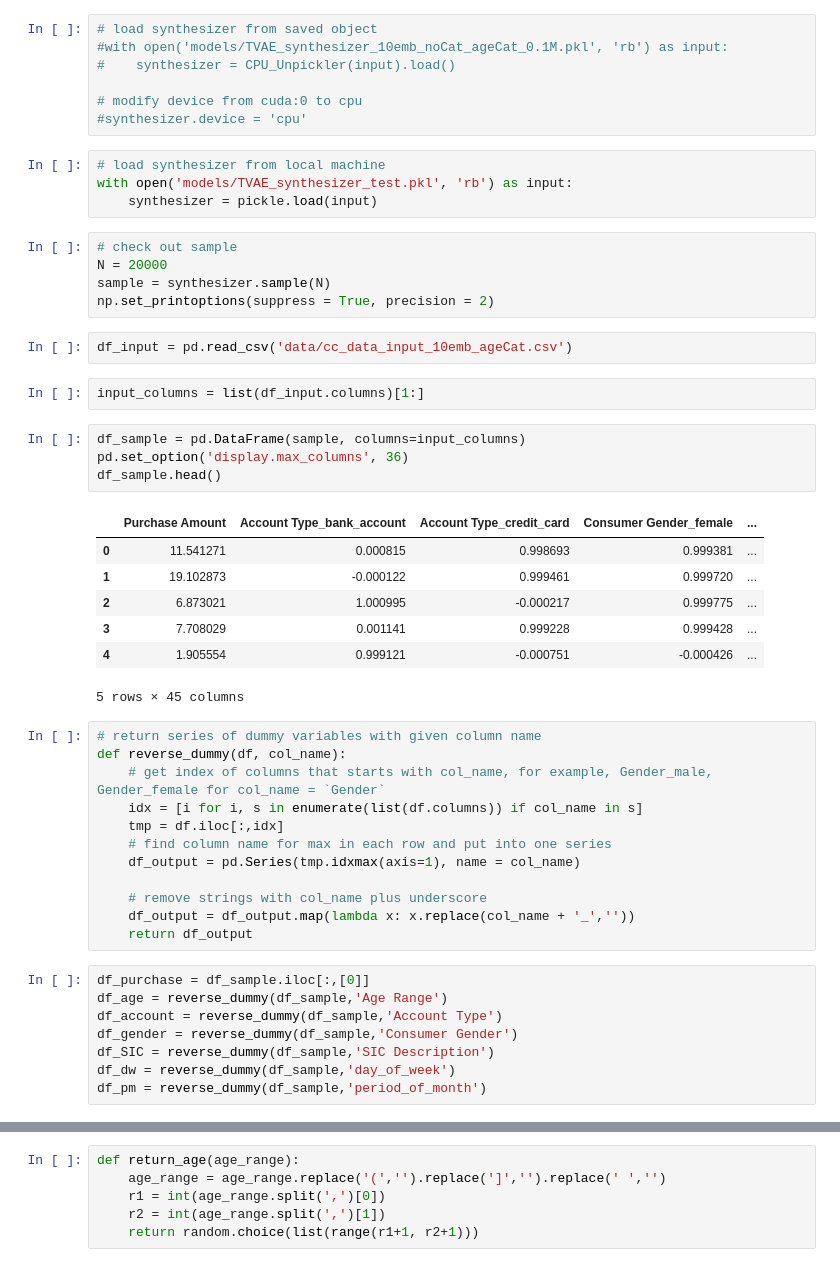
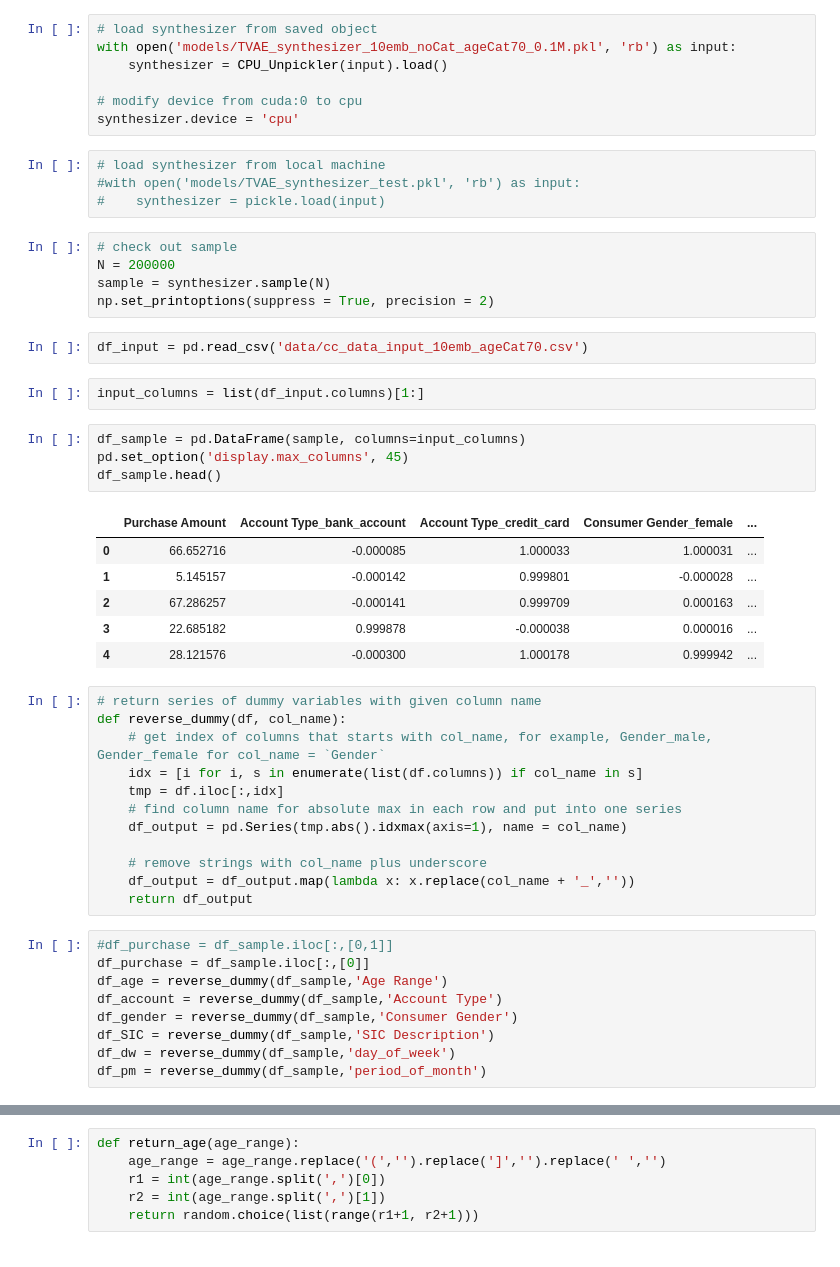
Before and after one commit to rui-zhang-ocean/Predict_Transactions, a Jupyter notebook: check_synthetic_data.ipynb, the cells around one changed output, grey strips where cells are left out. Saved outputs shown, nothing was run; the diff lists cells and outputs as text.

```diff
--- a/check_synthetic_data.ipynb
+++ b/check_synthetic_data.ipynb
@@ -18,49 +18,49 @@ class CPU_Unpickler(pickle.Unpickler):
         else: return super().find_class(module, name)
 # %%
 # load synthesizer from saved object
-#with open('models/TVAE_synthesizer_10emb_noCat_ageCat_0.1M.pkl', 'rb') as input:
-#    synthesizer = CPU_Unpickler(input).load()
+with open('models/TVAE_synthesizer_10emb_noCat_ageCat70_0.1M.pkl', 'rb') as input:
+    synthesizer = CPU_Unpickler(input).load()
 
 # modify device from cuda:0 to cpu
-#synthesizer.device = 'cpu'
+synthesizer.device = 'cpu'
 # %%
 # load synthesizer from local machine
-with open('models/TVAE_synthesizer_test.pkl', 'rb') as input:
-    synthesizer = pickle.load(input)
+#with open('models/TVAE_synthesizer_test.pkl', 'rb') as input:
+#    synthesizer = pickle.load(input)
 # %%
 # check out sample
-N = 20000
+N = 200000
 sample = synthesizer.sample(N)
 np.set_printoptions(suppress = True, precision = 2)
 # %%
-df_input = pd.read_csv('data/cc_data_input_10emb_ageCat.csv')
+df_input = pd.read_csv('data/cc_data_input_10emb_ageCat70.csv')
 # %%
 input_columns = list(df_input.columns)[1:]
 # %%
 df_sample = pd.DataFrame(sample, columns=input_columns)
-pd.set_option('display.max_columns', 36)
+pd.set_option('display.max_columns', 45)
 df_sample.head()
 # %% [output]
 |  | Purchase Amount | Account Type_bank_account | Account Type_credit_card | Consumer Gender_female | ... |
-| 0 | 11.541271 | 0.000815 | 0.998693 | 0.999381 | ... |
-| 1 | 19.102873 | -0.000122 | 0.999461 | 0.999720 | ... |
-| 2 | 6.873021 | 1.000995 | -0.000217 | 0.999775 | ... |
-| 3 | 7.708029 | 0.001141 | 0.999228 | 0.999428 | ... |
-| 4 | 1.905554 | 0.999121 | -0.000751 | -0.000426 | ... |
+| 0 | 66.652716 | -0.000085 | 1.000033 | 1.000031 | ... |
+| 1 | 5.145157 | -0.000142 | 0.999801 | -0.000028 | ... |
+| 2 | 67.286257 | -0.000141 | 0.999709 | 0.000163 | ... |
+| 3 | 22.685182 | 0.999878 | -0.000038 | 0.000016 | ... |
+| 4 | 28.121576 | -0.000300 | 1.000178 | 0.999942 | ... |
-5 rows × 45 columns
 # %%
 # return series of dummy variables with given column name
 def reverse_dummy(df, col_name):
     # get index of columns that starts with col_name, for example, Gender_male, Gender_female for col_name = `Gender`
     idx = [i for i, s in enumerate(list(df.columns)) if col_name in s]
     tmp = df.iloc[:,idx]
-    # find column name for max in each row and put into one series
-    df_output = pd.Series(tmp.idxmax(axis=1), name = col_name)
+    # find column name for absolute max in each row and put into one series
+    df_output = pd.Series(tmp.abs().idxmax(axis=1), name = col_name)
 
     # remove strings with col_name plus underscore
     df_output = df_output.map(lambda x: x.replace(col_name + '_',''))
     return df_output
 # %%
+#df_purchase = df_sample.iloc[:,[0,1]]
 df_purchase = df_sample.iloc[:,[0]]
 df_age = reverse_dummy(df_sample,'Age Range')
 df_account = reverse_dummy(df_sample,'Account Type')
```
Also changed, not shown: parts of 14 cells of this notebook, 11 other files.
